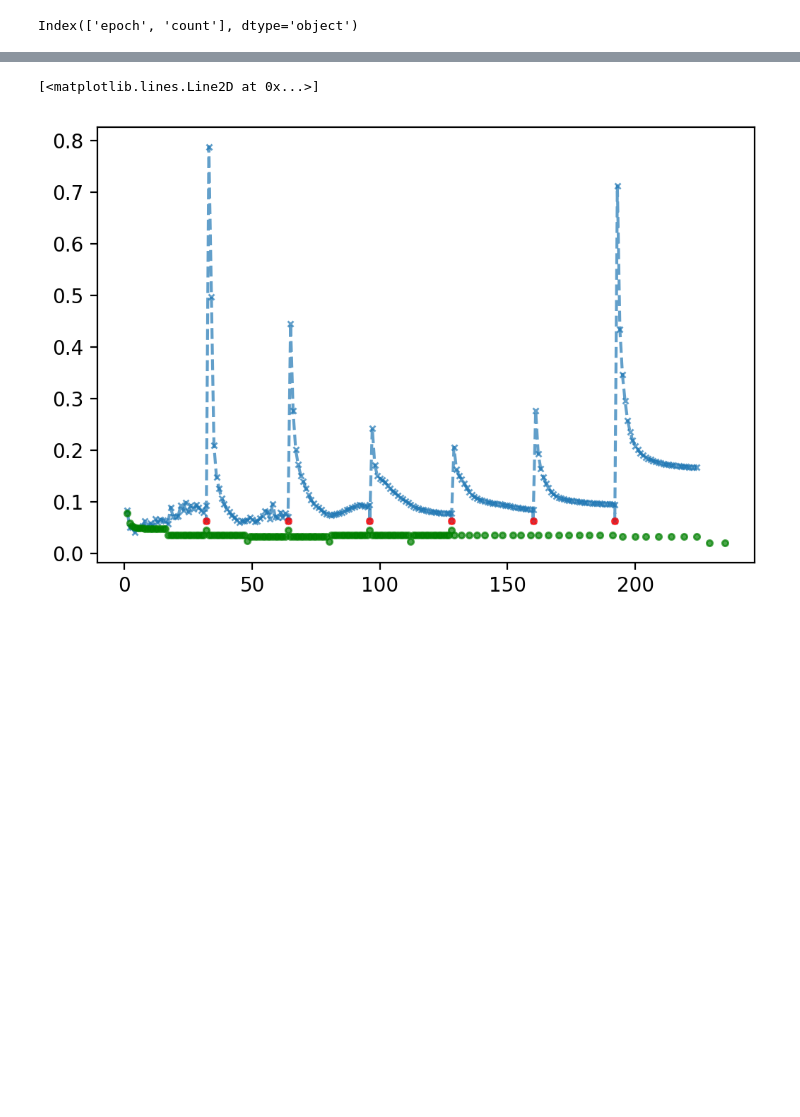
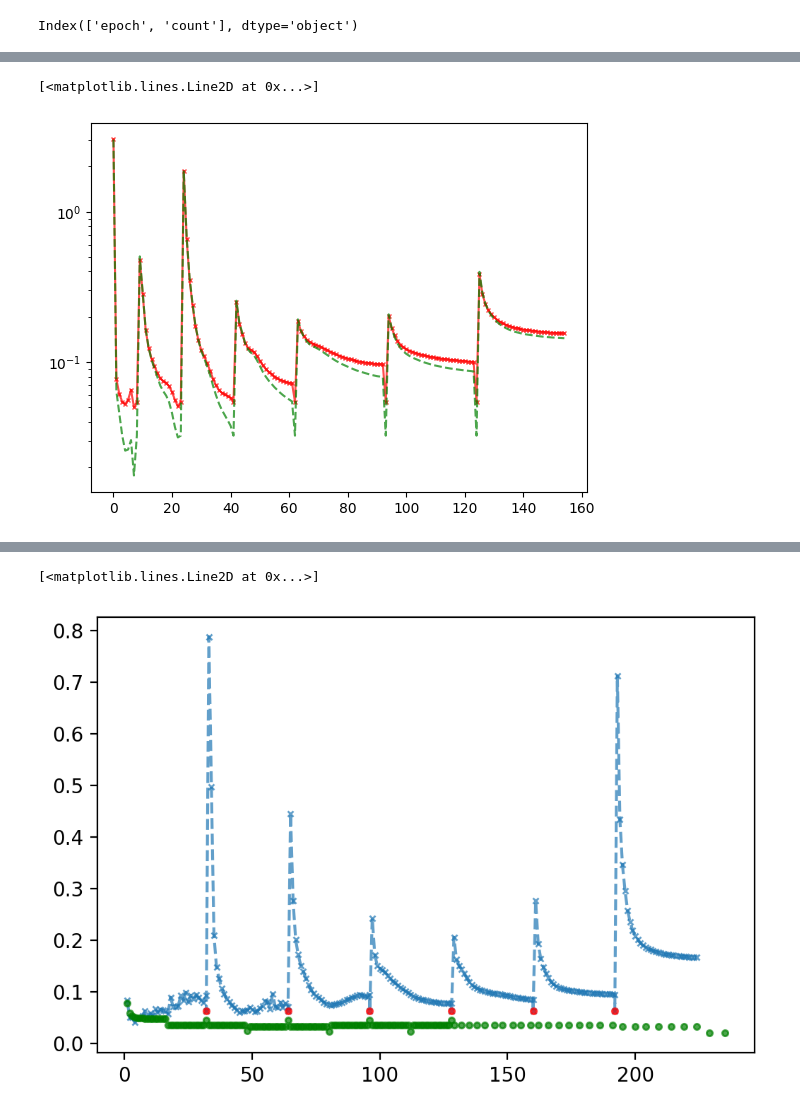
Before and after one commit to NREL/BUTTER-Empirical-Deep-Learning-Experimental-Framework, a Jupyter notebook: example/database_query_example.ipynb, the cells around one changed output, grey strips where cells are left out. Drawn from its saved outputs; the diff is of its cells as text; code cells hidden in the pictures; blank space fills up the shorter version.

```diff
--- a/example/database_query_example.ipynb
+++ b/example/database_query_example.ipynb
@@ -182 +263,8 @@ plt.semilogy(history['epoch'], history['test_loss'], '-xr', markersize=3.0, alph
+# %%
+retained = history.loc[history["retained"] == True]
+plt.semilogy(retained['epoch'], retained['test_loss'], '-xr', markersize=3.0, alpha=.7)
+plt.semilogy(retained['epoch'], retained['trained_loss'], '--g', markersize=3.0, alpha=.7)
+# %% [output]
+[<matplotlib.lines.Line2D at 0x...>]
+[figure, added]
 # %%
```
Also changed, not shown: parts of 18 cells of this notebook, 4 other files.
